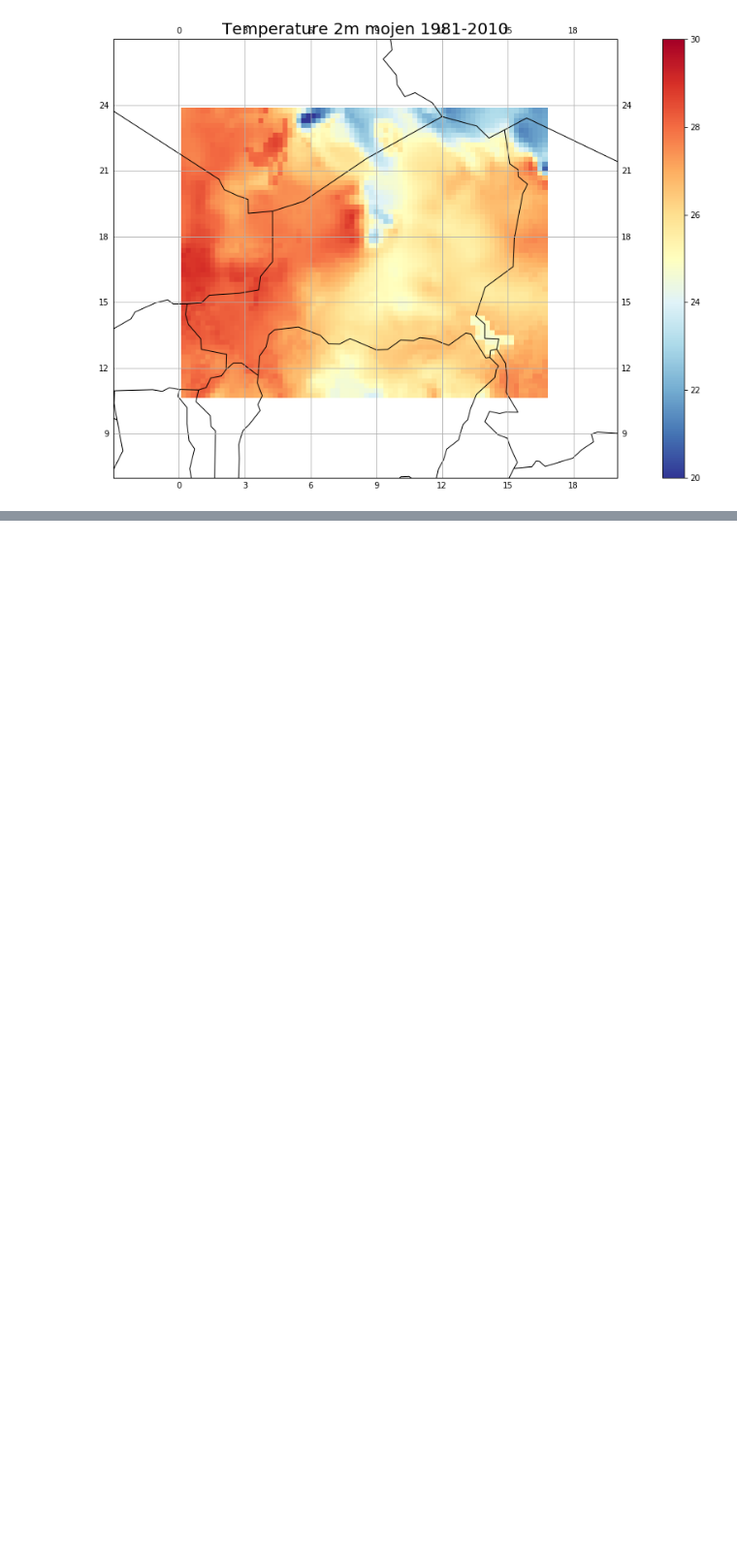
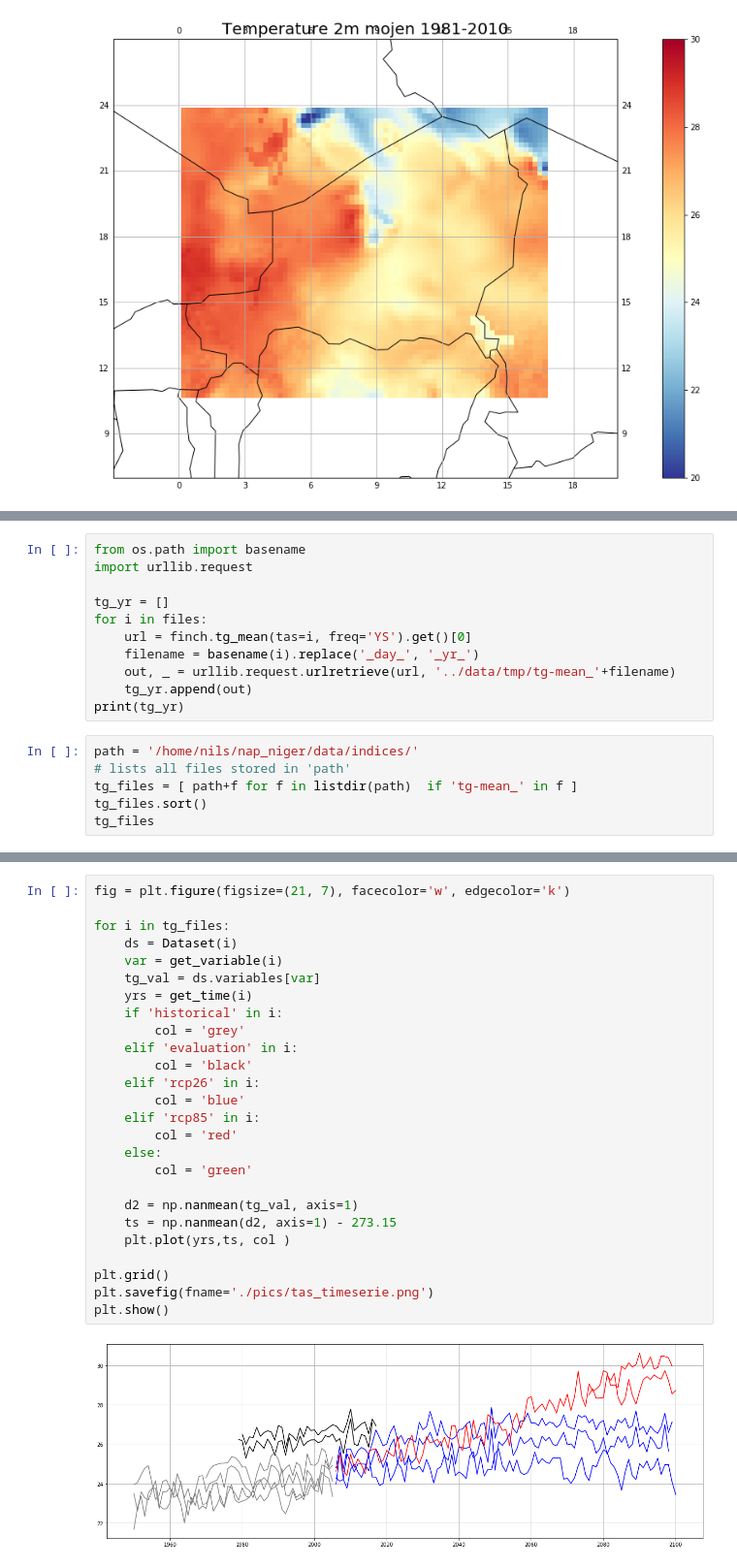
Before and after one commit to nilshempelmann/NAP_Niger, a Jupyter notebook: tas_analyses.ipynb, the cells around one changed output, grey strips where cells are left out. Shown: that part at 97% size. Drawn from its saved outputs; the diff is of its cells as text; blank space fills up the shorter version.

Commit message:
plot pics

```diff
--- a/tas_analyses.ipynb
+++ b/tas_analyses.ipynb
@@ -176,0 +151,17 @@ plt.savefig(fname='./pics/prcptot_mean_1979-2016_bbox.png')
+# %%
+from os.path import basename
+import urllib.request
+
+tg_yr = []
+for i in files:
+    url = finch.tg_mean(tas=i, freq='YS').get()[0]
+    filename = basename(i).replace('_day_', '_yr_')
+    out, _ = urllib.request.urlretrieve(url, '../data/tmp/tg-mean_'+filename)
+    tg_yr.append(out)
+print(tg_yr)
+# %%
+path = '/home/nils/nap_niger/data/indices/'
+# lists all files stored in 'path'
+tg_files = [ path+f for f in listdir(path)  if 'tg-mean_' in f ]
+tg_files.sort()
+tg_files
@@ -176,0 +180,28 @@ plt.savefig(fname='./pics/prcptot_mean_1979-2016_bbox.png')
+# %%
+fig = plt.figure(figsize=(21, 7), facecolor='w', edgecolor='k')
+
+for i in tg_files:
+    ds = Dataset(i)
+    var = get_variable(i)
+    tg_val = ds.variables[var]
+    yrs = get_time(i)
+    if 'historical' in i:
+        col = 'grey'
+    elif 'evaluation' in i:
+        col = 'black'
+    elif 'rcp26' in i:
+        col = 'blue'
+    elif 'rcp85' in i:
+        col = 'red'
+    else:
+        col = 'green'
+
+    d2 = np.nanmean(tg_val, axis=1)
+    ts = np.nanmean(d2, axis=1) - 273.15
+    plt.plot(yrs,ts, col )
+
+plt.grid()
+plt.savefig(fname='./pics/tas_timeserie.png')
+plt.show()
+# %% [output]
+[figure, added]
```
Also changed, not shown: parts of 8 cells of this notebook, 6 other files.
